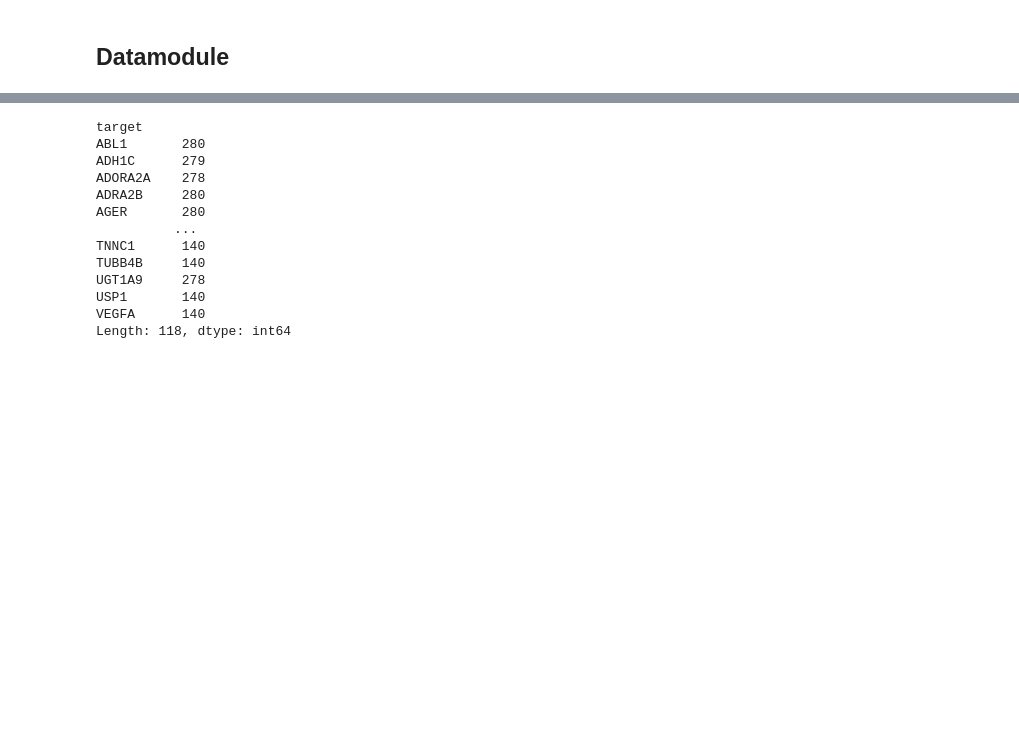
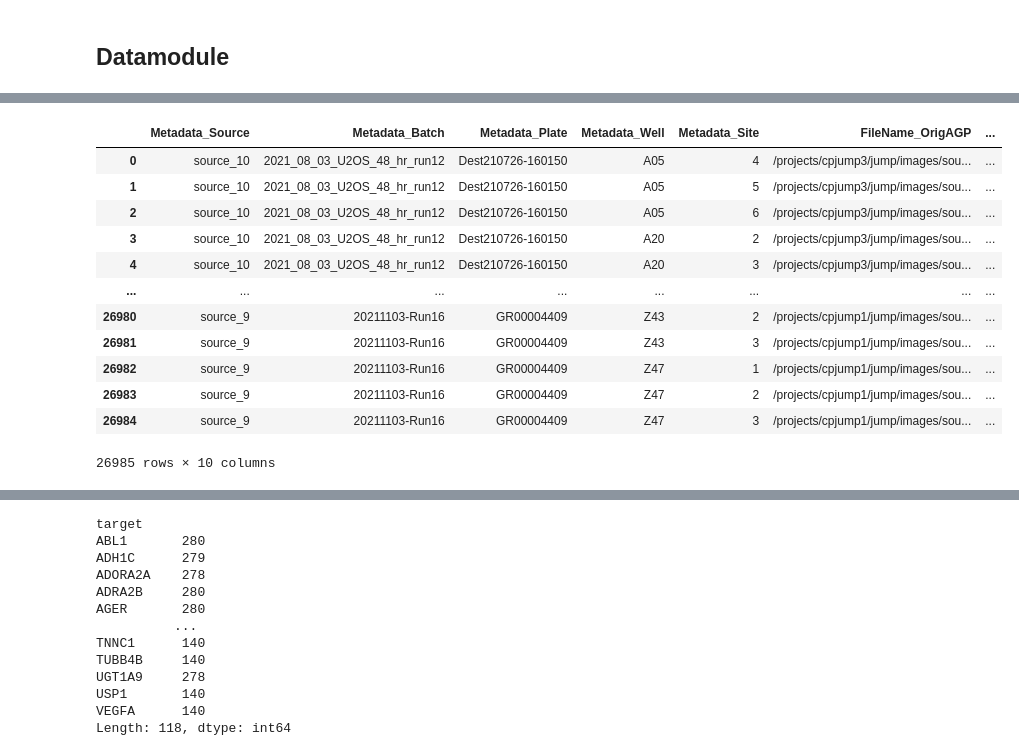
Before and after one commit to gwatkinson/jump_models, a Jupyter notebook: notebooks/2.4-gw-batch-effect-eval.ipynb, the cells around one changed output, grey strips where cells are left out. Cells and saved outputs as stored; diff of their text form; code cells hidden in the pictures; blank space fills up the shorter version.

```diff
--- a/notebooks/2.4-gw-batch-effect-eval.ipynb
+++ b/notebooks/2.4-gw-batch-effect-eval.ipynb
@@ -508,0 +561,4 @@ target_load_df = pd.read_csv("../cpjump1/jump/models/eval/batch_effect/splits/ta
+# %%
+dmso_meta = local_meta.query("trt=='target_neg' & Metadata_PlateType == 'TARGET2'")[
+    ["Metadata_Source", "Metadata_Batch", "Metadata_Plate", "Metadata_Well"]
+]
@@ -508,0 +581,20 @@ target_load_df = pd.read_csv("../cpjump1/jump/models/eval/batch_effect/splits/ta
+# %%
+dmso_merge = pd.merge(
+    dmso_meta, load_df, on=["Metadata_Source", "Metadata_Batch", "Metadata_Plate", "Metadata_Well"], how="inner"
+)
+# %%
+dmso_merge
+# %% [output]
+|  | Metadata_Source | Metadata_Batch | Metadata_Plate | Metadata_Well | Metadata_Site | FileName_OrigAGP | ... |
+| 0 | source_10 | 2021_08_03_U2OS_48_hr_run12 | Dest210726-160150 | A05 | 4 | /projects/cpjump3/jump/images/sou... | ... |
+| 1 | source_10 | 2021_08_03_U2OS_48_hr_run12 | Dest210726-160150 | A05 | 5 | /projects/cpjump3/jump/images/sou... | ... |
+| 2 | source_10 | 2021_08_03_U2OS_48_hr_run12 | Dest210726-160150 | A05 | 6 | /projects/cpjump3/jump/images/sou... | ... |
+| 3 | source_10 | 2021_08_03_U2OS_48_hr_run12 | Dest210726-160150 | A20 | 2 | /projects/cpjump3/jump/images/sou... | ... |
+| 4 | source_10 | 2021_08_03_U2OS_48_hr_run12 | Dest210726-160150 | A20 | 3 | /projects/cpjump3/jump/images/sou... | ... |
+| ... | ... | ... | ... | ... | ... | ... | ... |
+| 26980 | source_9 | 20211103-Run16 | GR00004409 | Z43 | 2 | /projects/cpjump1/jump/images/sou... | ... |
+| 26981 | source_9 | 20211103-Run16 | GR00004409 | Z43 | 3 | /projects/cpjump1/jump/images/sou... | ... |
+| 26982 | source_9 | 20211103-Run16 | GR00004409 | Z47 | 1 | /projects/cpjump1/jump/images/sou... | ... |
+| 26983 | source_9 | 20211103-Run16 | GR00004409 | Z47 | 2 | /projects/cpjump1/jump/images/sou... | ... |
+| 26984 | source_9 | 20211103-Run16 | GR00004409 | Z47 | 3 | /projects/cpjump1/jump/images/sou... | ... |
+26985 rows × 10 columns
```
Also changed, not shown: parts of 13 cells of this notebook, 7 other files.
